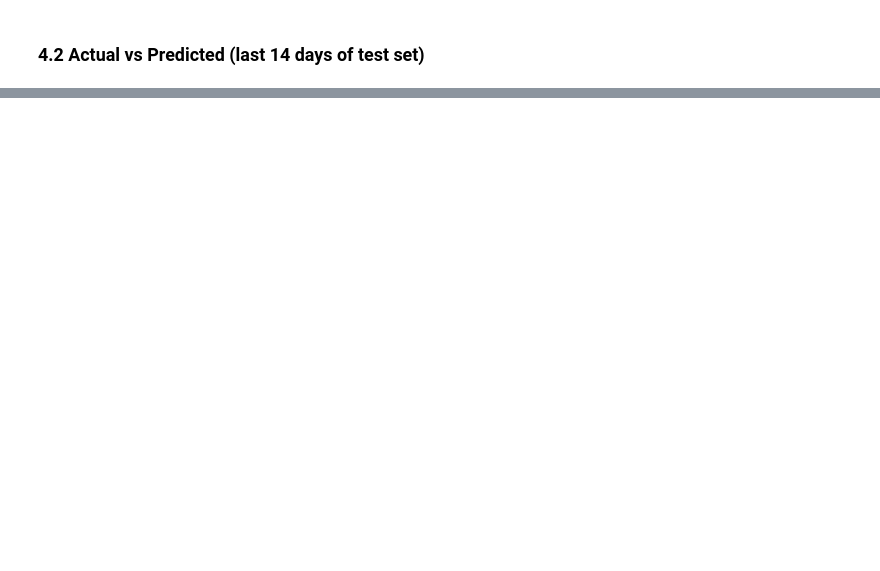
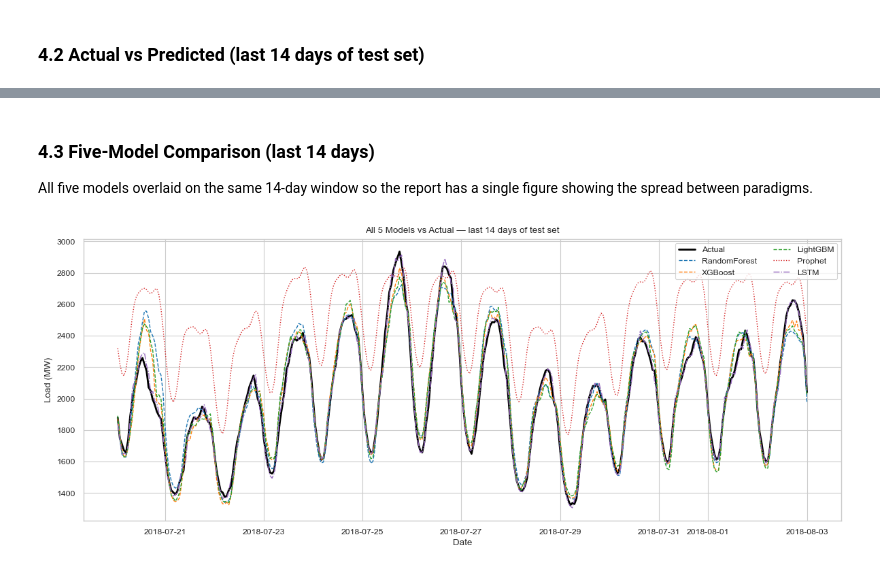
Before and after one commit to talhayilmazai/ds, a Jupyter notebook: energy_forecasting.ipynb, the cells around one changed output, grey strips where cells are left out. Saved outputs shown, nothing was run; the diff lists cells and outputs as text; code cells hidden in the pictures; blank space fills up the shorter version.

```diff
--- a/energy_forecasting.ipynb
+++ b/energy_forecasting.ipynb
@@ -431,0 +478,7 @@ All three models fit.
+# %%
+# Predict over the test horizon
+prophet_forecast = prophet_model.predict(prophet_test_index)
+y_pred_prophet = prophet_forecast['yhat'].values
+assert y_pred_prophet.shape[0] == len(test_df), \
+    'Prophet prediction length must match test_df'
+print('Prophet predictions shape:', y_pred_prophet.shape)
@@ -499,0 +797,37 @@ plt.show()
+# %% [markdown]
+### 4.3 Five-Model Comparison (last 14 days)
+
+All five models overlaid on the same 14-day window so the report has a
+single figure showing the spread between paradigms.
+# %%
+tail_idx = test_df.iloc[-n_hours:].index  # n_hours from the previous cell
+tail_dt = test_df.iloc[-n_hours:]['Datetime']
+tail_actual = y_test.iloc[-n_hours:].values
+
+model_styles = {
+    'RandomForest': {'color': 'tab:blue',   'ls': '--'},
+    'XGBoost':      {'color': 'tab:orange', 'ls': '--'},
+    'LightGBM':     {'color': 'tab:green',  'ls': '--'},
+    'Prophet':      {'color': 'tab:red',    'ls': ':'},
+    'LSTM':         {'color': 'tab:purple', 'ls': '-.'},
+}
+
+fig, ax = plt.subplots(figsize=(12, 5))
+ax.plot(tail_dt, tail_actual, label='Actual', color='black', linewidth=2.0)
+for model_name, preds in test_preds.items():
+    style = model_styles[model_name]
+    ax.plot(
+        tail_dt, preds[-n_hours:],
+        label=model_name, linewidth=1.0,
+        color=style['color'], linestyle=style['ls'],
+    )
+
+ax.set_title('All 5 Models vs Actual — last 14 days of test set')
+ax.set_xlabel('Date')
+ax.set_ylabel('Load (MW)')
+ax.legend(loc='upper right', ncol=2)
+plt.tight_layout()
+plt.savefig('models_comparison_last14d.png')
+plt.show()
+# %% [output]
+[figure, added]
```
Also changed, not shown: parts of 33 cells of this notebook, 5 other files.
